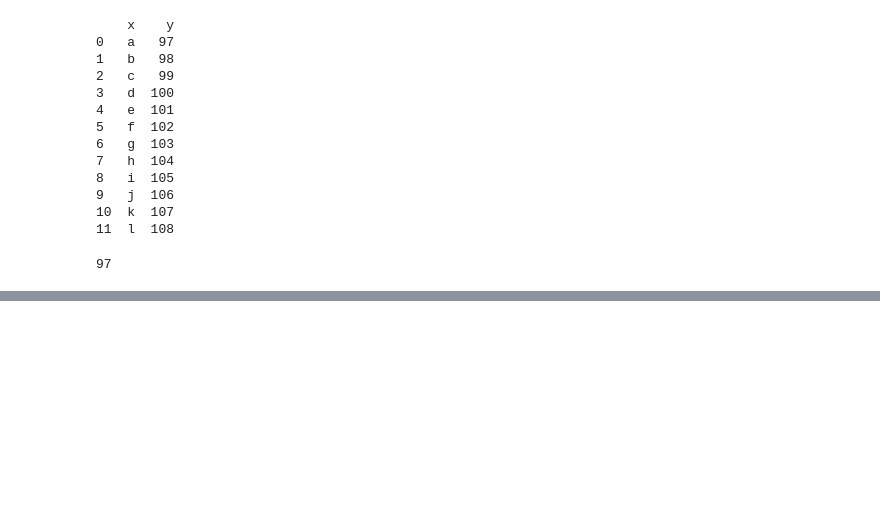
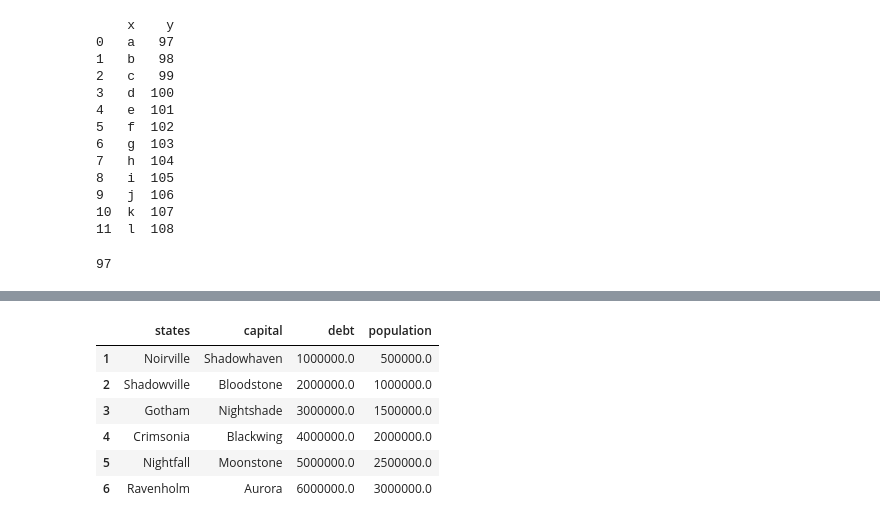
Before and after one commit to brohithkr/codeProjects, a Jupyter notebook: myPPpractice.ipynb, the cells around one changed output, grey strips where cells are left out. Cells and saved outputs as stored; diff of their text form; code cells hidden in the pictures; blank space fills up the shorter version.

```diff
--- a/myPPpractice.ipynb
+++ b/myPPpractice.ipynb
@@ -108,0 +147,14 @@ pd.DataFrame(data)
+# %%
+df2 = df.reindex(index = np.arange(1,len(df)+1))
+for i in range(len(df)):
+    df2.loc[i+1] = df.loc[i]
+
+df2z
+# %% [output]
+|  | states | capital | debt | population |
+| 1 | Noirville | Shadowhaven | 1000000.0 | 500000.0 |
+| 2 | Shadowville | Bloodstone | 2000000.0 | 1000000.0 |
+| 3 | Gotham | Nightshade | 3000000.0 | 1500000.0 |
+| 4 | Crimsonia | Blackwing | 4000000.0 | 2000000.0 |
+| 5 | Nightfall | Moonstone | 5000000.0 | 2500000.0 |
+| 6 | Ravenholm | Aurora | 6000000.0 | 3000000.0 |
```
Also changed, not shown: parts of 14 cells of this notebook, 3 other files.
